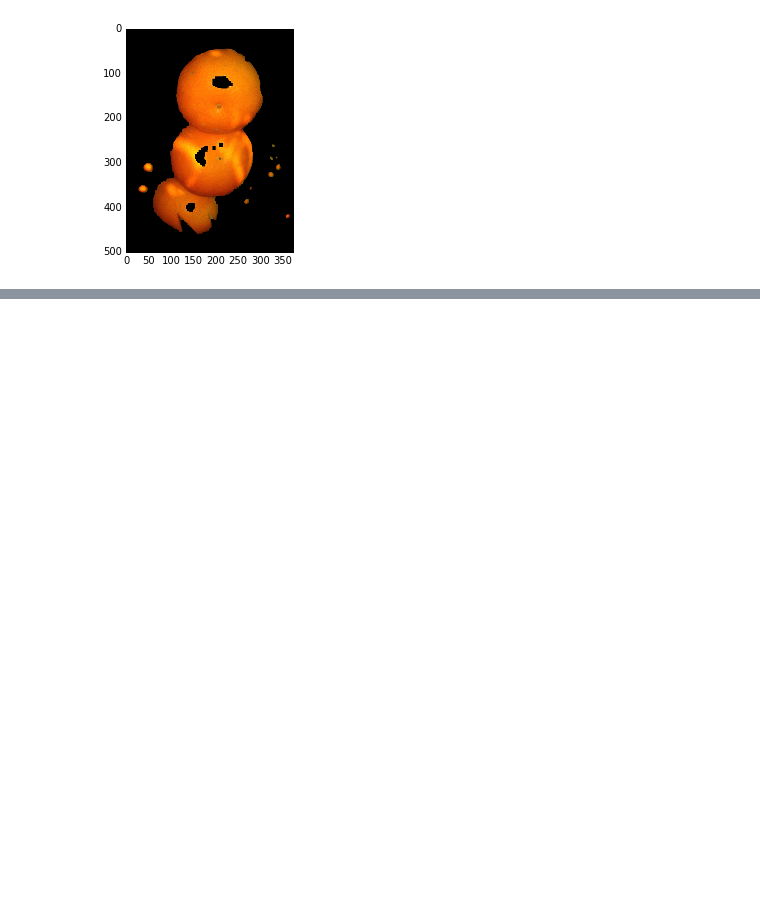
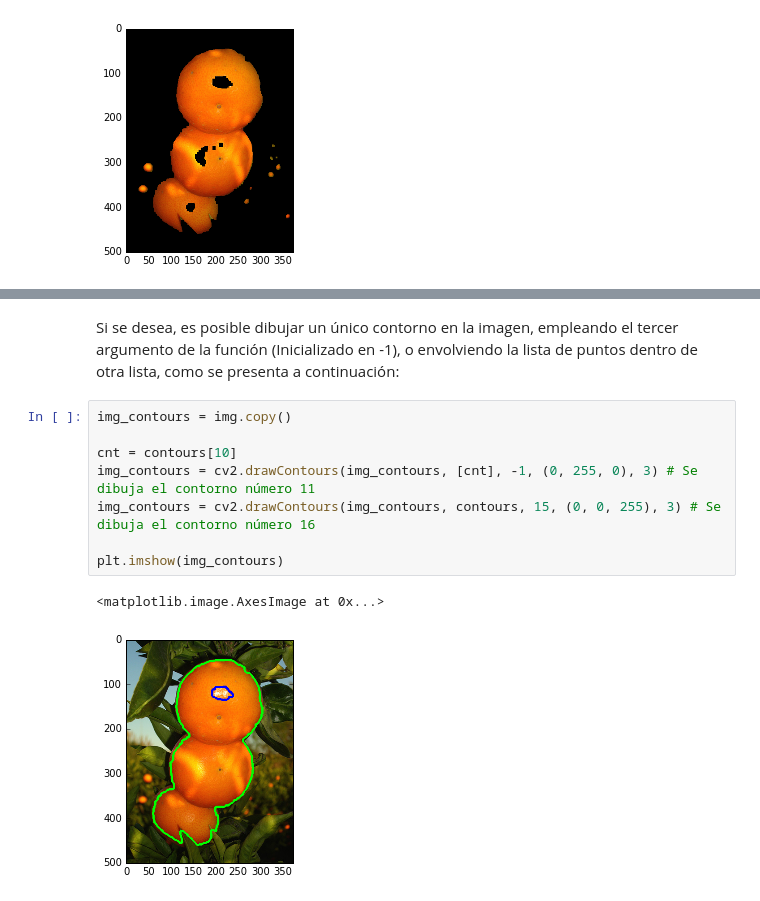
Before and after one commit to PythonBootcampUniandes/notas-de-clase, a Jupyter notebook: OpenCV/3. OpenCV - Procesamiento de Imágenes.ipynb, the cells around one changed output, grey strips where cells are left out. Cells and saved outputs as stored; diff of their text form; blank space fills up the shorter version.

```diff
--- a/OpenCV/3. OpenCV - Procesamiento de Imágenes.ipynb
+++ b/OpenCV/3. OpenCV - Procesamiento de Imágenes.ipynb
@@ -184,0 +208,13 @@ En OpenCV, la detección de contornos (fronteras de las regiones) se realiza emp
+# %% [markdown]
+Si se desea, es posible dibujar un único contorno en la imagen, empleando el tercer argumento de la función (Inicializado en -1), o envolviendo la lista de puntos dentro de otra lista, como se presenta a continuación:
+# %%
+img_contours = img.copy()
+
+cnt = contours[10]
+img_contours = cv2.drawContours(img_contours, [cnt], -1, (0, 255, 0), 3) # Se dibuja el contorno número 11
+img_contours = cv2.drawContours(img_contours, contours, 15, (0, 0, 255), 3) # Se dibuja el contorno número 16
+
+plt.imshow(img_contours)
+# %% [output]
+<matplotlib.image.AxesImage at 0x...>
+[figure, added]
```
Also changed, not shown: parts of 56 cells of this notebook, 7 other files.
